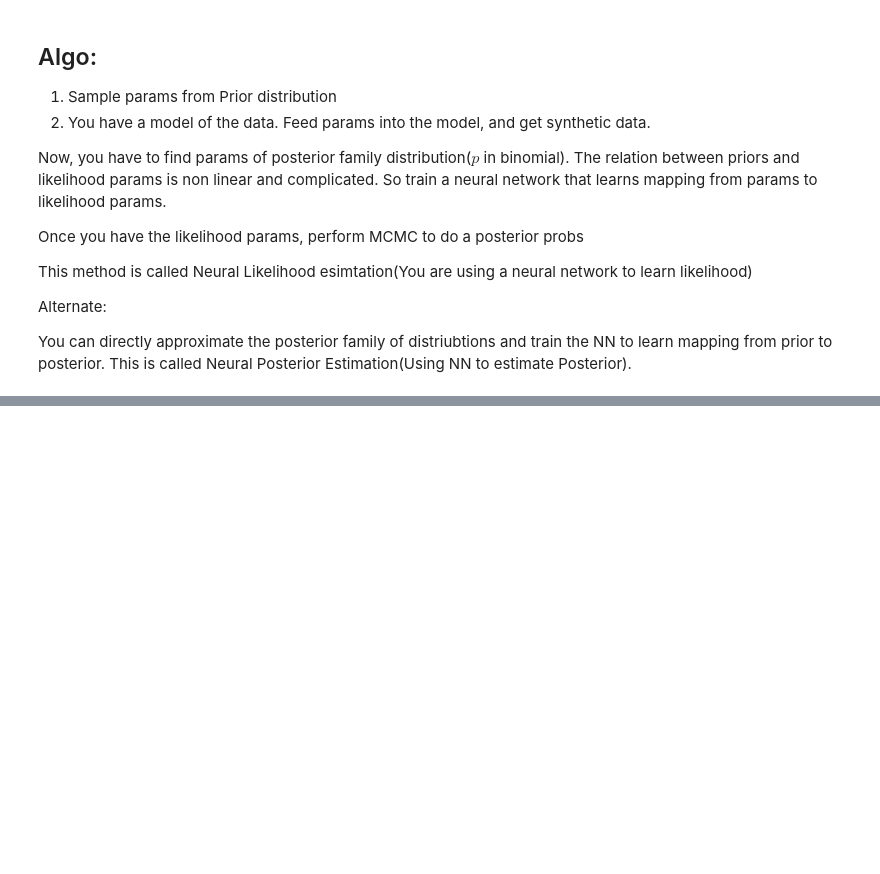
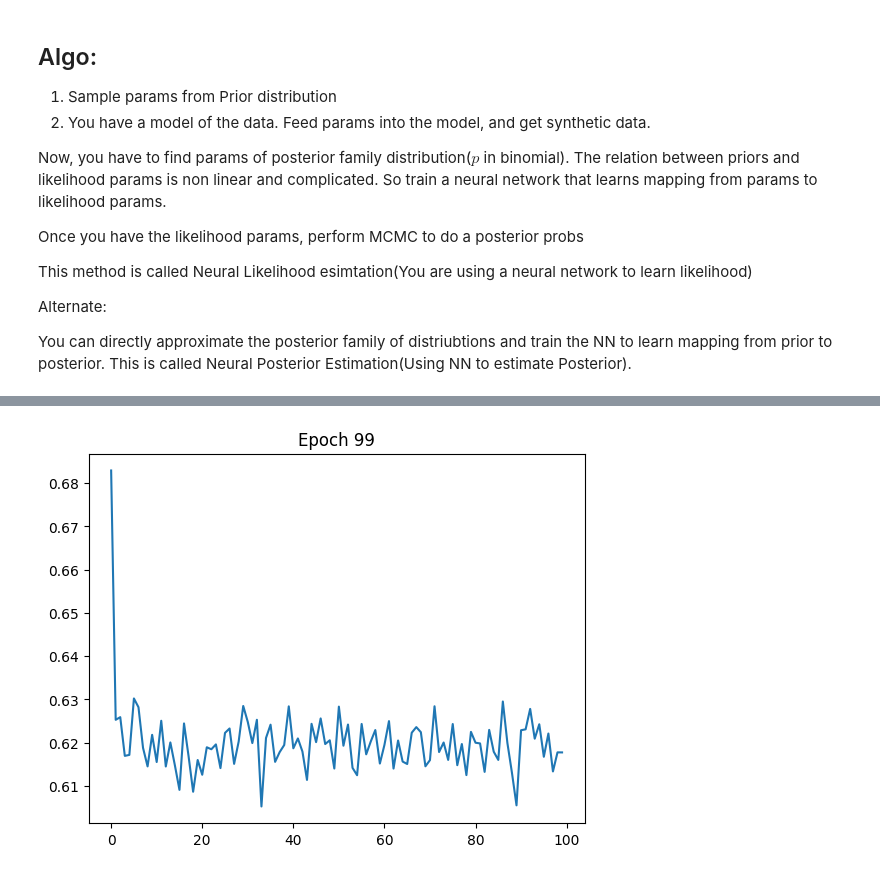
Before and after one commit to rakaar/ai_stats_notes, a Jupyter notebook: stats/bayesian.ipynb, the cells around one changed output, grey strips where cells are left out. Drawn from its saved outputs; the diff is of its cells as text; code cells hidden in the pictures; blank space fills up the shorter version.

```diff
--- a/stats/bayesian.ipynb
+++ b/stats/bayesian.ipynb
@@ -343,0 +340,48 @@ loss_arr[0],loss_arr[-1], max(loss_arr) - min(loss_arr)
+# %%
+# Trying epochs
+loss_arr = []
+batch_size = 100  # Define batch size
+num_batches = N_rounds // batch_size
+plot_frequency = 10  # Plot after every 10 batches (1000 examples)
+
+for epoch in range(num_batches):
+    batch_loss = 0.0
+
+    for i in range(batch_size):
+        round = epoch * batch_size + i
+
+        # Retrieve the parameters and data for the current batch
+        round_params = params_arr[round, :]
+        round_data = synthetic_data[round, :]
+
+        param_tensor = torch.tensor(round_params, dtype=torch.float32)
+        round_data_tensor = torch.tensor(round_data, dtype=torch.float32)
+
+        nn_output = model(param_tensor)
+
+        # Calculate loss
+        optimizer.zero_grad()
+        epsilon = 1e-8  # Add epsilon to avoid log(0)
+        nn_output = nn_output.squeeze()  # Remove extra dimension if any
+        loss = (-1 / len(round_data_tensor)) * torch.sum(
+            torch.log(nn_output + epsilon) * round_data_tensor + torch.log(1 - nn_output + epsilon) * (1 - round_data_tensor)
+        )
+
+        # Backpropagation
+        loss.backward()
+        optimizer.step()
+
+        batch_loss += loss.item()
+
+    # Average loss over the batch
+    batch_loss /= batch_size
+    loss_arr.append(batch_loss)
+
+    # Plot after every 10 batches (1000 examples)
+    clear_output(wait=True)
+    if epoch % plot_frequency == 0 or epoch == num_batches - 1:
+        plt.plot(loss_arr)
+        plt.title(f"Epoch {epoch}")
+        plt.show()
+# %% [output]
+[figure, added]
```
Also changed, not shown: parts of 4 cells of this notebook, 2 other files.
